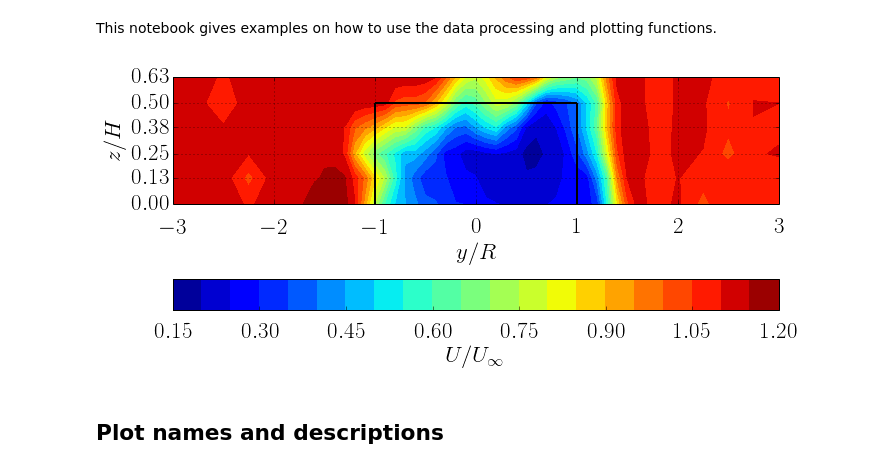
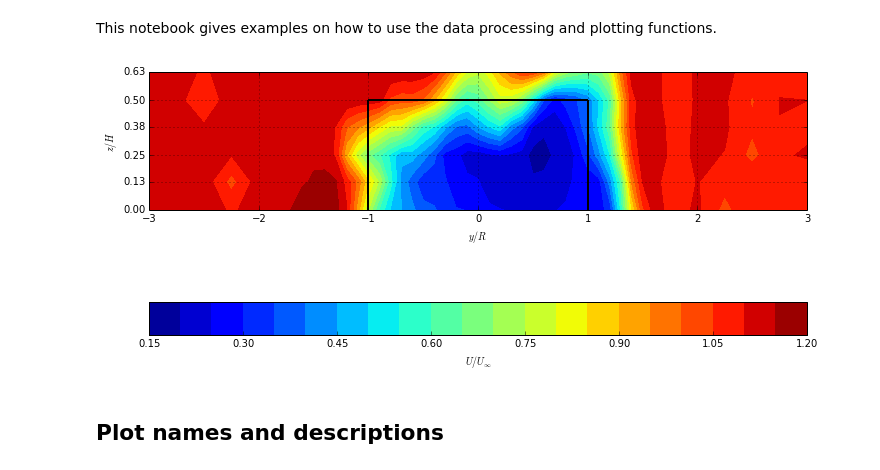
Before and after one commit to UNH-CORE/RVAT-baseline, a Jupyter notebook: notebook.ipynb, the cells around one changed output. Saved outputs shown, nothing was run; the diff lists cells and outputs as text; code cells hidden in the pictures.

```diff
--- a/notebook.ipynb
+++ b/notebook.ipynb
@@ -5,14 +5,14 @@ This notebook gives examples on how to use the data processing and plotting func
 # %%
 %matplotlib inline
 from plotting import *
 
 # Set matplotlib parameters to use LaTeX, larger fonts, etc.
-setpltparams()
+#setpltparams()
 
 # Plot contours of mean streamwise velocity
 plotwake("meanucont")
 # %% [output]
-[figure, old version]
+[figure, new version]
 # %% [markdown]
 ## Plot names and descriptions
 # %% [markdown]
```
Also changed, not shown: parts of 2 cells of this notebook.
